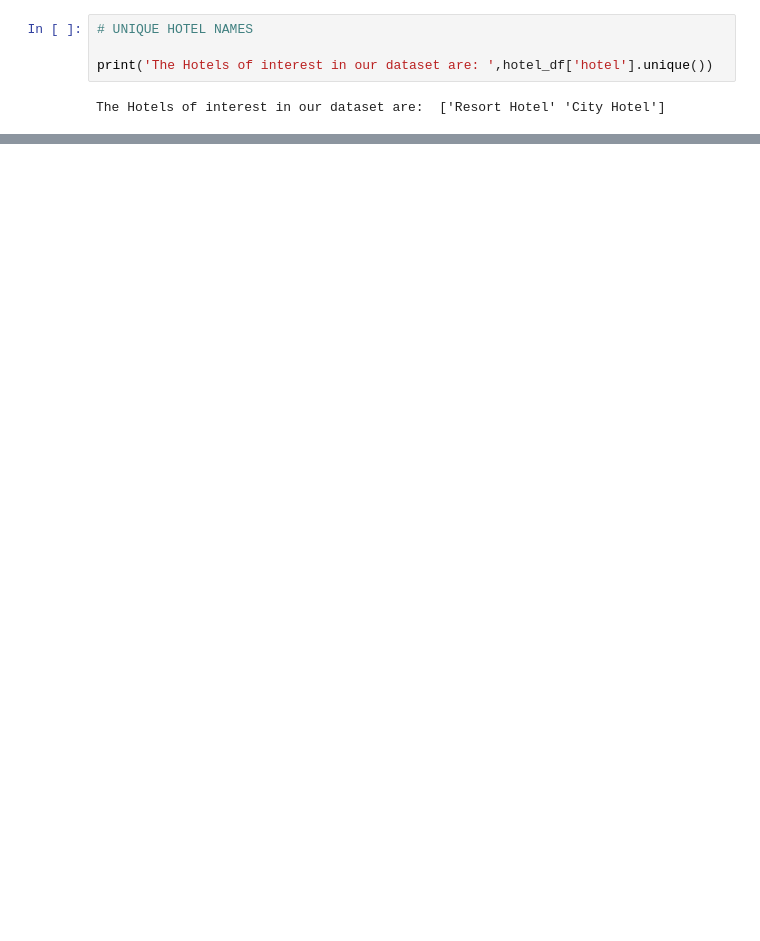
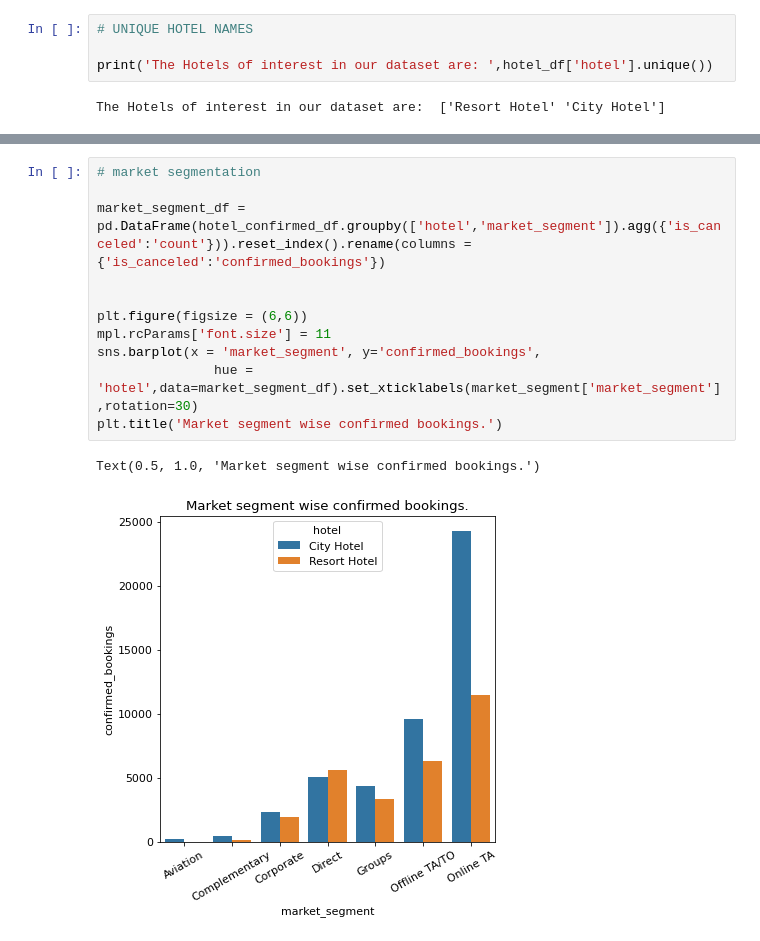
Before and after one commit to Abhi-nav0506/Capstone-EDA-Hotel-Booking, a Jupyter notebook: Hotel_Booking_Analysis_Capstone_Project.ipynb, the cells around one changed output, grey strips where cells are left out. Cells and saved outputs as stored; diff of their text form; blank space fills up the shorter version.

```diff
--- a/Hotel_Booking_Analysis_Capstone_Project.ipynb
+++ b/Hotel_Booking_Analysis_Capstone_Project.ipynb
@@ -248,0 +383,14 @@ hotel_canceled_df = hotel_df[hotel_df['is_canceled'] == 0].copy()   #cancelled b
+# %%
+# market segmentation
+
+market_segment_df = pd.DataFrame(hotel_confirmed_df.groupby(['hotel','market_segment']).agg({'is_canceled':'count'})).reset_index().rename(columns = {'is_canceled':'confirmed_bookings'})
+
+
+plt.figure(figsize = (6,6))
+mpl.rcParams['font.size'] = 11
+sns.barplot(x = 'market_segment', y='confirmed_bookings',
+               hue = 'hotel',data=market_segment_df).set_xticklabels(market_segment['market_segment'] ,rotation=30)
+plt.title('Market segment wise confirmed bookings.')
+# %% [output]
+Text(0.5, 1.0, 'Market segment wise confirmed bookings.')
+[figure, added]
```
Also changed, not shown: parts of 33 cells of this notebook.
